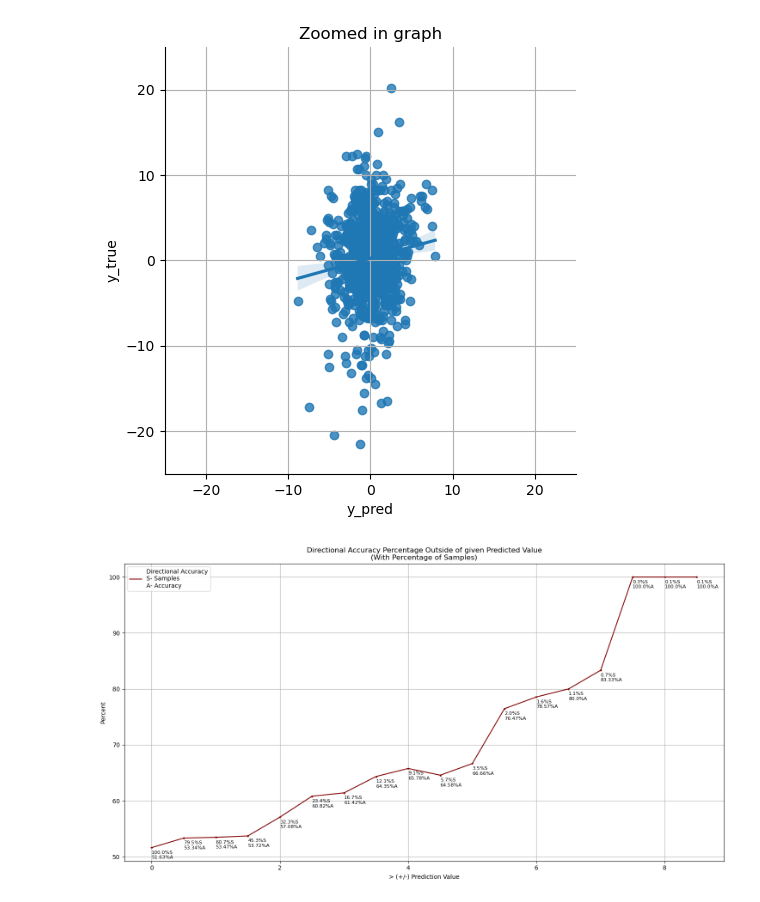
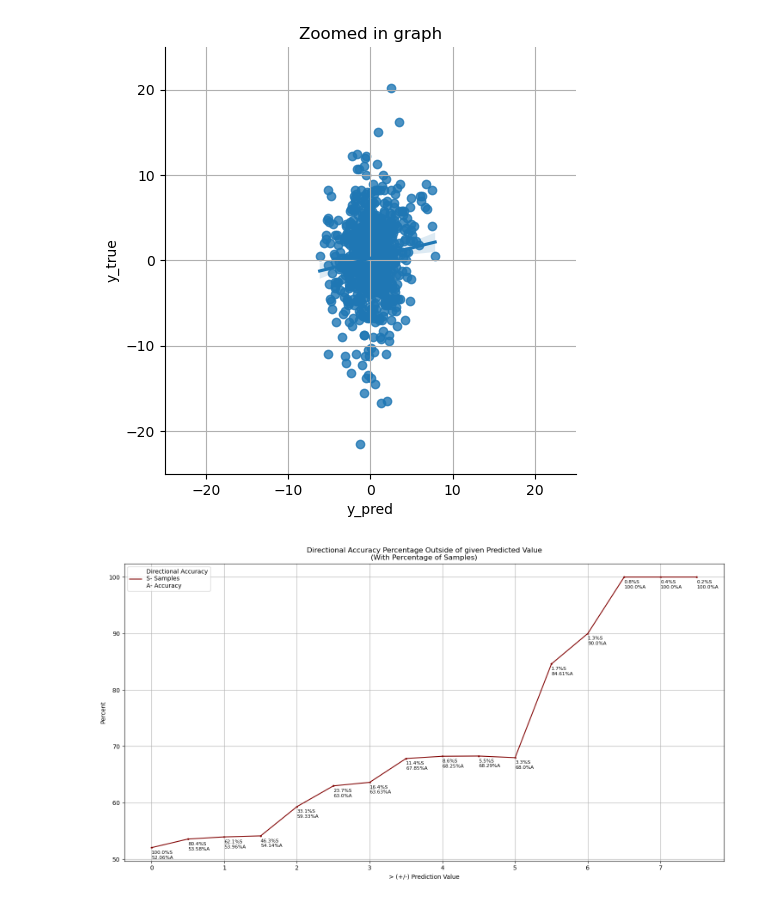
Before and after one commit to Logan-Kelsch/-ES-NN-test1, a Jupyter notebook: NN/NN_V3.0/testing_lstm.ipynb, the cells around one changed output. Cells and saved outputs as stored; diff of their text form; code cells hidden in the pictures.

```diff
--- a/NN/NN_V3.0/testing_lstm.ipynb
+++ b/NN/NN_V3.0/testing_lstm.ipynb
@@ -189,7 +189,17 @@ def remove_zero_mo_samples(X, y):
     y_filtered = y[non_zero_indices]
     return X_filtered, y_filtered
 
+def remove_extra_filter(X, y):
+
+    indices = (X[:, timeSteps-1, len(Xfeatures)-3] >= -0.31415)#-3 is ToD, -pi/10 is open
+
+    X_filtered = X[indices]
+    y_filtered = y[indices]
+
+    return X_filtered, y_filtered
+
 X, y = remove_zero_mo_samples(X, y)
+X, y = remove_extra_filter(X, y)
 #XTRAIN, yTRAIN = remove_zero_mo_samples(XTRAIN, yTRAIN)
 
 mos = X[:, timeSteps-1, len(Xfeatures)-1].mean()
@@ -318,5 +328,5 @@ y shape == (2800,).
-[figure, old version]
+[figure, new version]
-[figure, old version]
+[figure, new version]
 # %%
 data.corr()
 #print(X.shape)
```
Also changed, not shown: parts of 3 cells of this notebook, 5 other files.
